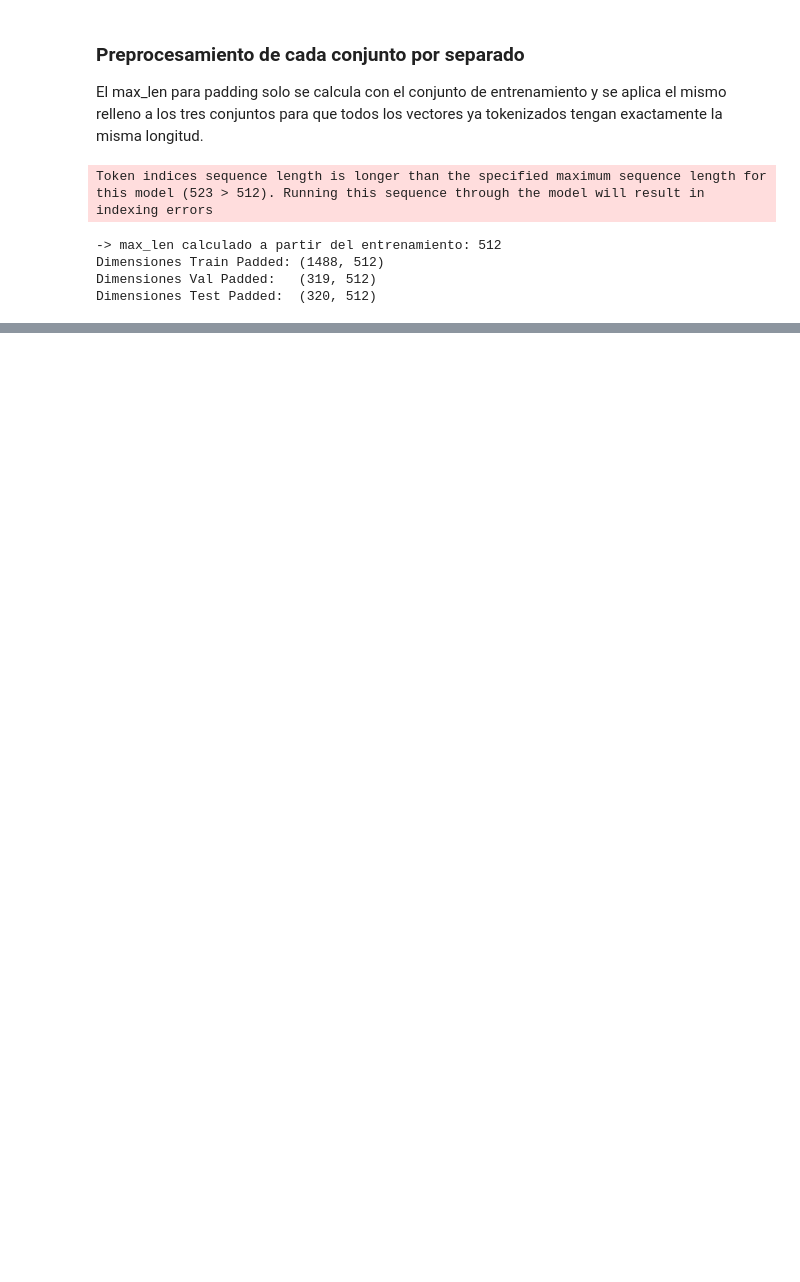
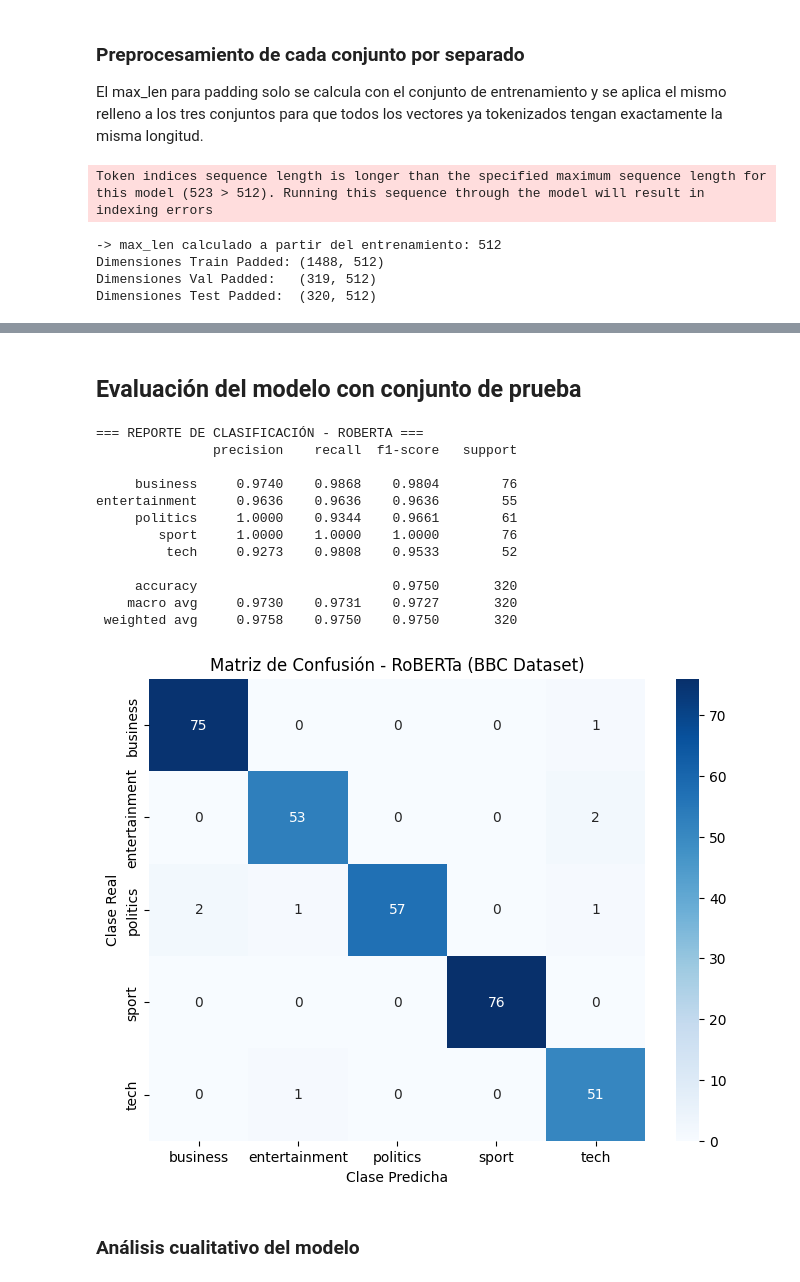
Before and after one commit to margomeza16/deep_leraning, a Jupyter notebook: miniproyecto3_transformers.ipynb, the cells around one changed output, grey strips where cells are left out. Saved outputs shown, nothing was run; the diff lists cells and outputs as text; code cells hidden in the pictures; blank space fills up the shorter version.

```diff
--- a/miniproyecto3_transformers.ipynb
+++ b/miniproyecto3_transformers.ipynb
@@ -952,0 +941,11 @@ Aunque opera a nivel de optimización, la combinación de la capa lineal con la
+# %%
+# 1. Cargar el tokenizador específico de RoBERTa
+roberta_tokenizer = RobertaTokenizer.from_pretrained("roberta-base")
+
+# 2. Instanciar el modelo para clasificación multiclase (5 clases)
+roberta_model = RobertaForSequenceClassification.from_pretrained(
+    "roberta-base", num_labels=5
+)
+roberta_model.to(device)
+
+print("¡Modelo RoBERTa instanciado con éxito para comparación!")
@@ -952,0 +1185,55 @@ Aunque opera a nivel de optimización, la combinación de la capa lineal con la
+# %% [markdown]
+## Evaluación del modelo con conjunto de prueba
+# %%
+# ==========================================
+# EVALUACIÓN DEL MODELO RoBERTa
+# ==========================================
+
+roberta_model.eval()
+all_preds_ra = []
+all_targets_ra = []
+
+with torch.no_grad():
+    for xb, mask_b, yb in test_loader_rob:
+        xb, mask_b = xb.to(device), mask_b.to(device)
+
+        # Inferencia con RoBERTa pasando tokens y máscaras
+        outputs = roberta_model(input_ids=xb, attention_mask=mask_b)
+        logits = outputs.logits
+
+        # Extraer la clase con mayor probabilidad (argmax)
+        preds = torch.argmax(logits, dim=-1)
+
+        all_preds_ra.extend(preds.cpu().numpy())
+        all_targets_ra.extend(yb.numpy())
+
+# 1. Reporte detallado de métricas por categoría
+report_ra = classification_report(all_targets_ra, all_preds_ra, target_names=le.classes_, digits=4)
+print("=== REPORTE DE CLASIFICACIÓN - ROBERTA ===")
+print(report_ra)
+
+# 2. Matriz de Confusión para análisis visual de errores
+conf_matrix_ra = confusion_matrix(all_targets_ra, all_preds_ra)
+plt.figure(figsize=(8, 6))
+sns.heatmap(conf_matrix_ra, annot=True, fmt='d', cmap='Blues',
+            xticklabels=le.classes_, yticklabels=le.classes_)
+plt.xlabel('Clase Predicha')
+plt.ylabel('Clase Real')
+plt.title('Matriz de Confusión - RoBERTa (BBC Dataset)')
+plt.show()
+# %% [output]
+=== REPORTE DE CLASIFICACIÓN - ROBERTA ===
+               precision    recall  f1-score   support
+
+     business     0.9740    0.9868    0.9804        76
+entertainment     0.9636    0.9636    0.9636        55
+     politics     1.0000    0.9344    0.9661        61
+        sport     1.0000    1.0000    1.0000        76
+         tech     0.9273    0.9808    0.9533        52
+
+     accuracy                         0.9750       320
+    macro avg     0.9730    0.9731    0.9727       320
+ weighted avg     0.9758    0.9750    0.9750       320
+[figure, added]
+# %% [markdown]
+### Análisis cualitativo del modelo
```
Also changed, not shown: parts of 84 cells of this notebook.
